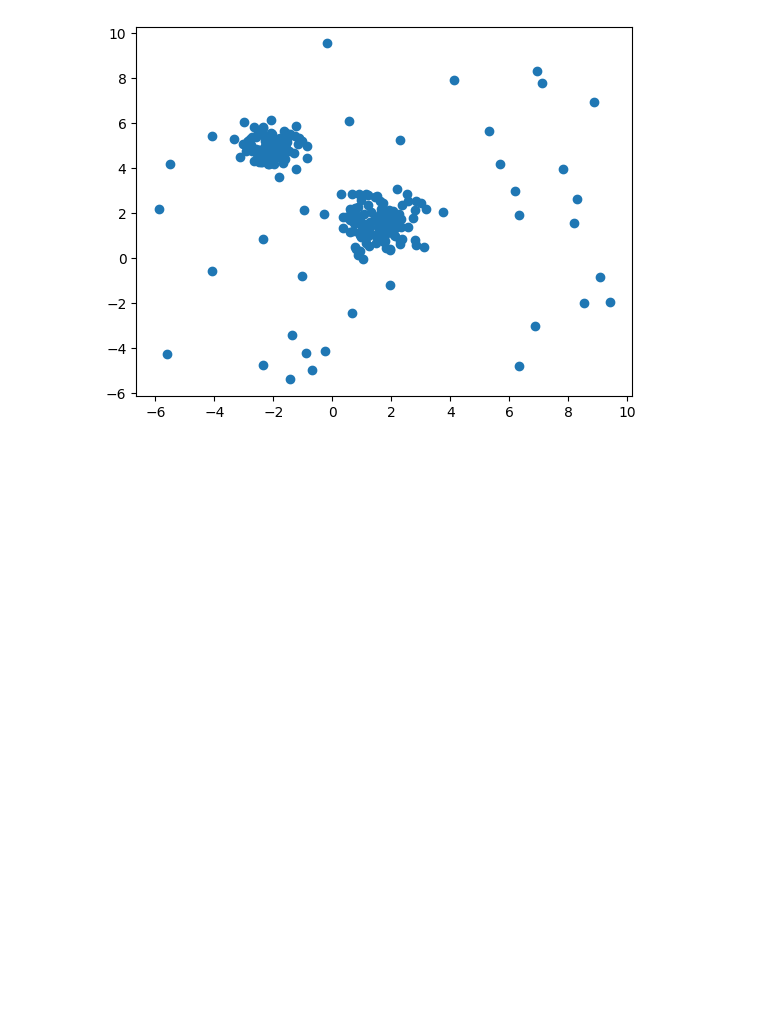
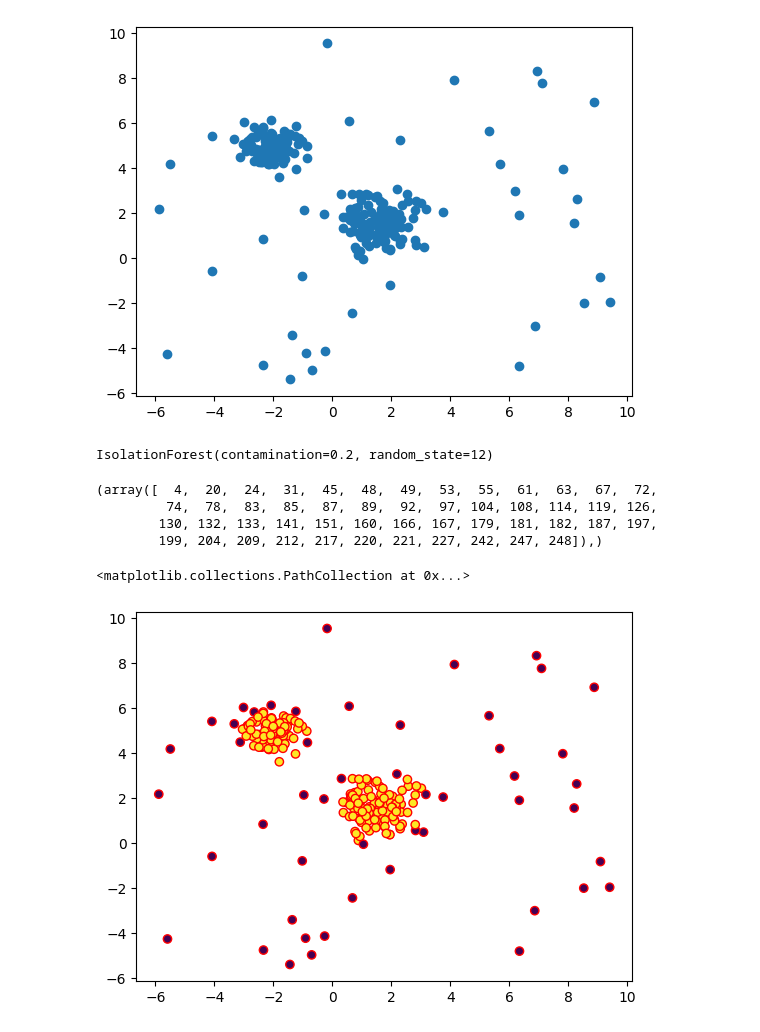
Before and after one commit to NarnindiMounica/Machine_Learning_Works, a Jupyter notebook: Isolation_Forest/anomaly_detection.ipynb, the cells around one changed output. Saved outputs shown, nothing was run; the diff lists cells and outputs as text; code cells hidden in the pictures; blank space fills up the shorter version.

Commit message:
Isolation Forest: Anomaly Detection  output visualization

```diff
--- a/Isolation_Forest/anomaly_detection.ipynb
+++ b/Isolation_Forest/anomaly_detection.ipynb
@@ -24,3 +36,11 @@ plt.scatter(df.iloc[:, 0], df.iloc[:, 1])
 plt.show()
 # %% [output]
 [figure]
+# %%
+isolation_forest = IsolationForest(contamination=0.2, random_state=12)
+isolation_forest.fit(df)
+#isolation_forest.predict([[1.616671,1.944522]])
+# %% [output]
+IsolationForest(contamination=0.2, random_state=12)
+# %%
+prediction=isolation_forest.fit_predict(df)
@@ -26,0 +49,12 @@ plt.show()
+# %%
+anomaly_inx
+# %% [output]
+(array([  4,  20,  24,  31,  45,  48,  49,  53,  55,  61,  63,  67,  72,
+         74,  78,  83,  85,  87,  89,  92,  97, 104, 108, 114, 119, 126,
+        130, 132, 133, 141, 151, 160, 166, 167, 179, 181, 182, 187, 197,
+        199, 204, 209, 212, 217, 220, 221, 227, 242, 247, 248]),)
+# %%
+plt.scatter(df.iloc[:,0], df.iloc[:,1], c=prediction, edgecolor="r")
+# %% [output]
+<matplotlib.collections.PathCollection at 0x...>
+[figure, added]
```
Also changed, not shown: parts of 3 cells of this notebook.
